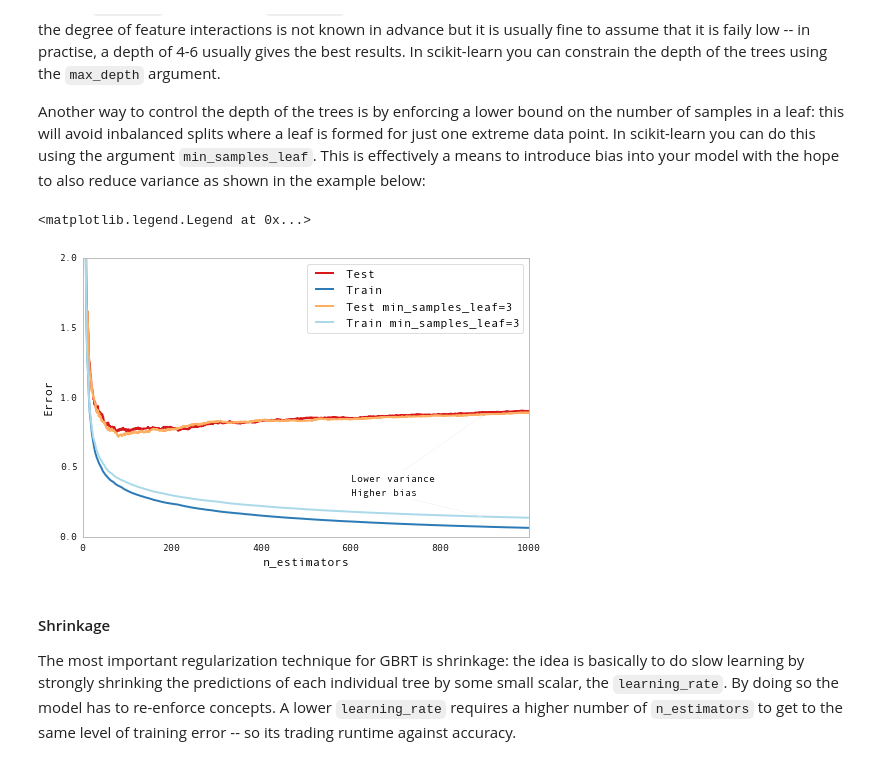
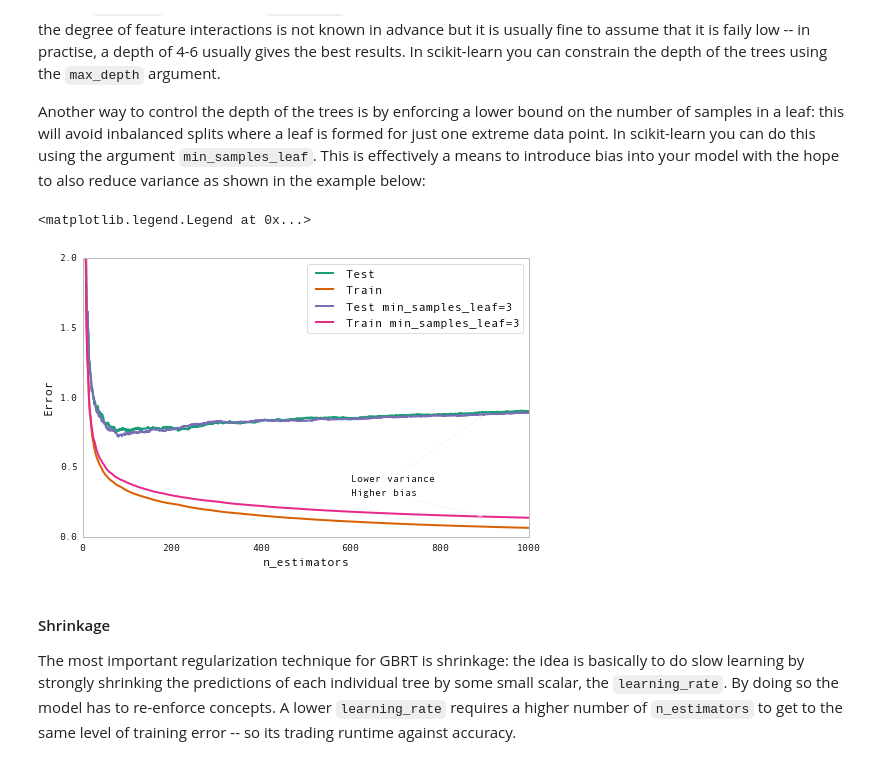
Before and after one commit to fonnesbeck/Bios8366, a Jupyter notebook: notebooks/Section6_6-Boosting.ipynb, the cells around one changed output. Cells and saved outputs as stored; diff of their text form; code cells hidden in the pictures.

```diff
--- a/notebooks/Section6_6-Boosting.ipynb
+++ b/notebooks/Section6_6-Boosting.ipynb
@@ -359,10 +363,12 @@ We can see that the more trees we add to our GBRT model and the deeper the indiv
 
 A *deviance plot* shows the training/testing error (or deviance) as a function of the number of trees.
 # %%
+colors = '#1b9e77','#d95f02','#7570b3','#e7298a','#66a61e','#e6ab02','#a6761d','#666666'
+
 n_estimators = len(est.estimators_)
 
-def deviance_plot(est, X_test, y_test, ax=None, label='', train_color='#2c7bb6',
-                  test_color='#d7191c', alpha=1.0):
+def deviance_plot(est, X_test, y_test, ax=None, label='', train_color=colors[0],
+                  test_color=colors[1], alpha=1.0):
     """Deviance plot for ``est``, use ``X_test`` and ``y_test`` for test error. """
     test_dev = np.empty(n_estimators)
 
@@ -420,31 +426,31 @@ Another way to control the depth of the trees is by enforcing a lower bound on t
 # %%
 def fmt_params(params):
     return ", ".join("{0}={1}".format(key, val) for key, val in params.items())
 
 fig = plt.figure(figsize=(8, 5))
 ax = plt.gca()
-for params, (test_color, train_color) in [({}, ('#d7191c', '#2c7bb6')),
+for params, (test_color, train_color) in [({}, (colors[0], colors[1])),
                                           ({'min_samples_leaf': 3},
-                                           ('#fdae61', '#abd9e9'))]:
+                                           (colors[2], colors[3]))]:
     est = GradientBoostingRegressor(n_estimators=n_estimators, max_depth=1, learning_rate=1.0)
     est.set_params(**params)
     est.fit(X_train, y_train)
 
     test_dev, ax = deviance_plot(est, X_test, y_test, ax=ax, label=fmt_params(params),
                                  train_color=train_color, test_color=test_color)
 
 ax.annotate('Higher bias', xy=(900, est.train_score_[899]), xycoords='data',
             xytext=(600, 0.3), textcoords='data',
             arrowprops=dict(arrowstyle="->", connectionstyle="arc"),
             )
 ax.annotate('Lower variance', xy=(900, test_dev[899]), xycoords='data',
             xytext=(600, 0.4), textcoords='data',
             arrowprops=dict(arrowstyle="->", connectionstyle="arc"),
             )
 plt.legend(loc='upper right')
 # %% [output]
 <matplotlib.legend.Legend at 0x...>
-[figure, old version]
+[figure, new version]
 # %% [markdown]
 #### Shrinkage
 
```
Also changed, not shown: parts of 16 cells of this notebook.
